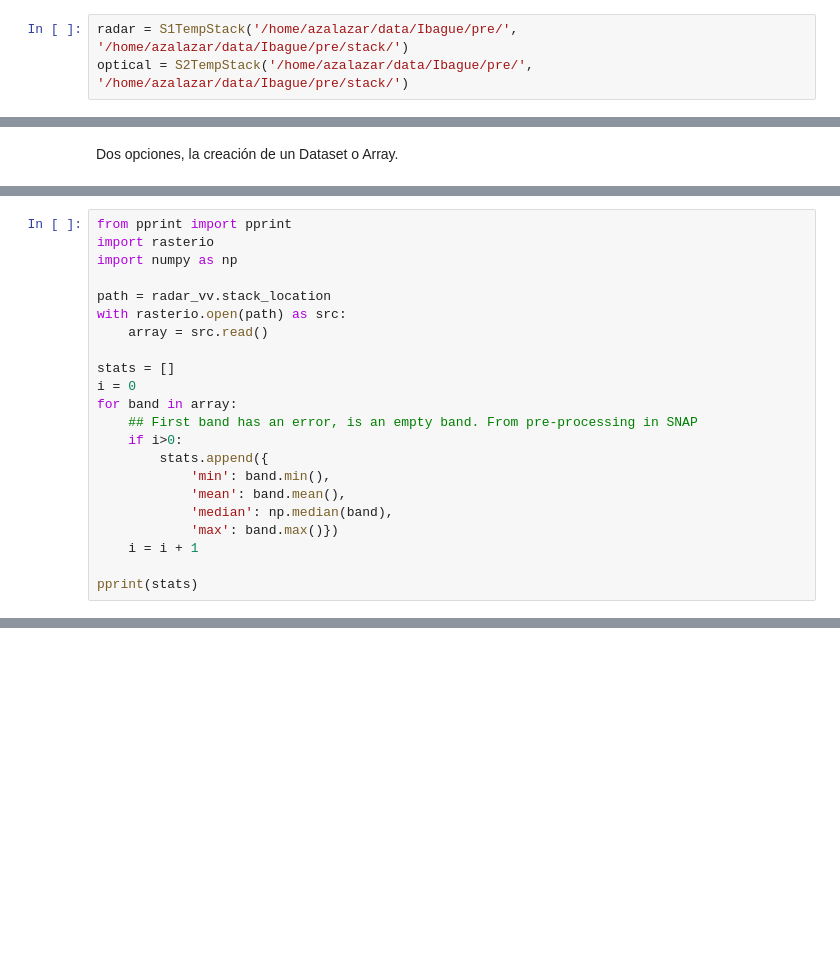
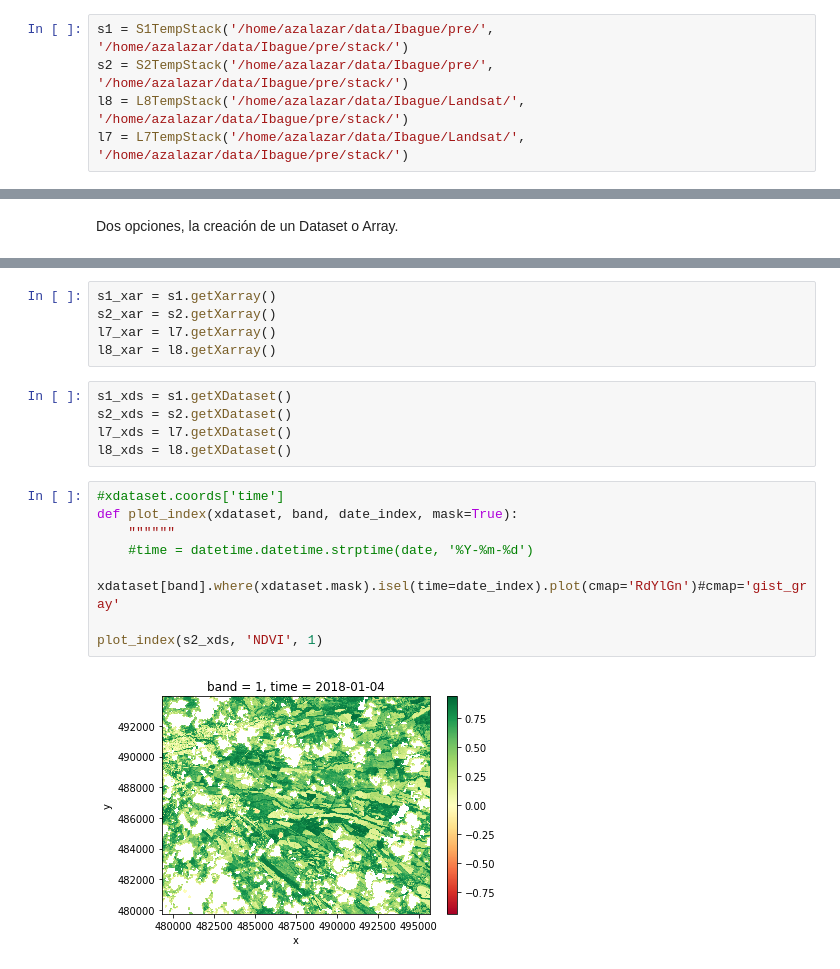
Before and after one commit to alexsalr/ciat_monitor_crops, a Jupyter notebook: Load&Analysis_test.ipynb, the cells around one changed output, grey strips where cells are left out. Cells and saved outputs as stored; diff of their text form; blank space fills up the shorter version.

Commit message:
Finalized eotemp array constructor classes

```diff
--- a/Load&Analysis_test.ipynb
+++ b/Load&Analysis_test.ipynb
@@ -290,6 +6,8 @@ class S2TempStack(eoTempStack):
 # %%
-radar = S1TempStack('/home/azalazar/data/Ibague/pre/', '/home/azalazar/data/Ibague/pre/stack/')
-optical = S2TempStack('/home/azalazar/data/Ibague/pre/', '/home/azalazar/data/Ibague/pre/stack/')
+s1 = S1TempStack('/home/azalazar/data/Ibague/pre/', '/home/azalazar/data/Ibague/pre/stack/')
+s2 = S2TempStack('/home/azalazar/data/Ibague/pre/', '/home/azalazar/data/Ibague/pre/stack/')
+l8 = L8TempStack('/home/azalazar/data/Ibague/Landsat/', '/home/azalazar/data/Ibague/pre/stack/')
+l7 = L7TempStack('/home/azalazar/data/Ibague/Landsat/', '/home/azalazar/data/Ibague/pre/stack/')
 # %% [output]
 S1 object initialized from /home/azalazar/data/Ibague/pre/
 S2 object initialized from /home/azalazar/data/Ibague/pre/
@@ -617,22 +19,0 @@ print cloud_cover
-# %%
-from pprint import pprint
-import rasterio
-import numpy as np
-
-path = radar_vv.stack_location
-with rasterio.open(path) as src:
-    array = src.read()
-
-stats = []
-i = 0
-for band in array:
-    ## First band has an error, is an empty band. From pre-processing in SNAP
-    if i>0:
-        stats.append({
-            'min': band.min(),
-            'mean': band.mean(),
-            'median': np.median(band),
-            'max': band.max()})
-    i = i + 1
-
-pprint(stats)
@@ -742,0 +20,20 @@ CRS({'init': u'epsg:32618'})
+# %%
+s1_xar = s1.getXarray()
+s2_xar = s2.getXarray()
+l7_xar = l7.getXarray()
+l8_xar = l8.getXarray()
+# %%
+s1_xds = s1.getXDataset()
+s2_xds = s2.getXDataset()
+l7_xds = l7.getXDataset()
+l8_xds = l8.getXDataset()
+# %%
+#xdataset.coords['time']
+def plot_index(xdataset, band, date_index, mask=True):
+    """"""
+    #time = datetime.datetime.strptime(date, '%Y-%m-%d')
+    xdataset[band].where(xdataset.mask).isel(time=date_index).plot(cmap='RdYlGn')#cmap='gist_gray'
+
+plot_index(s2_xds, 'NDVI', 1)
+# %% [output]
+[figure, added]
```
Also changed, not shown: parts of 51 cells of this notebook, 4 other files.
